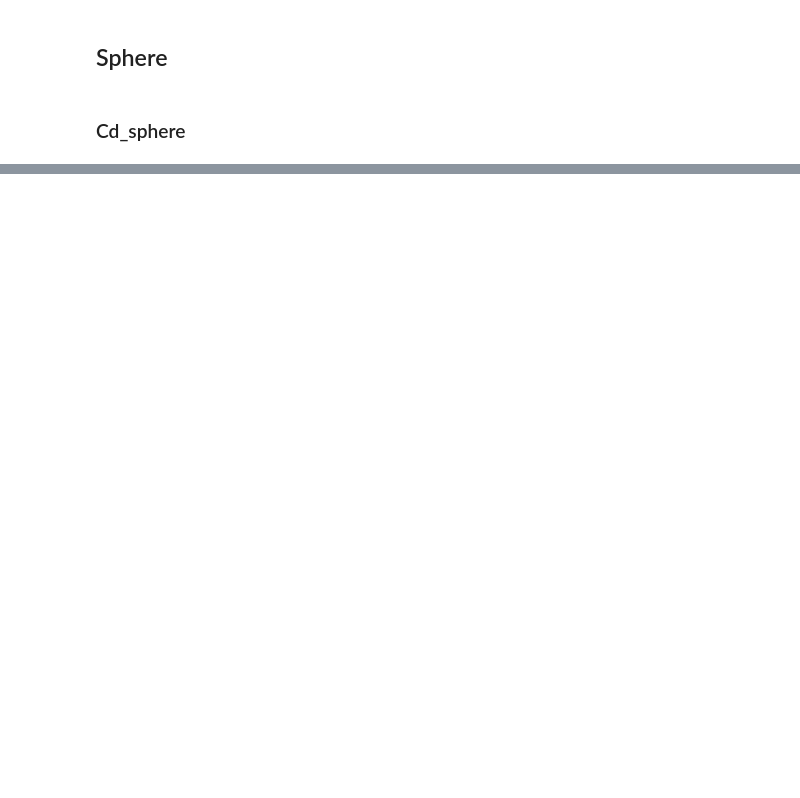
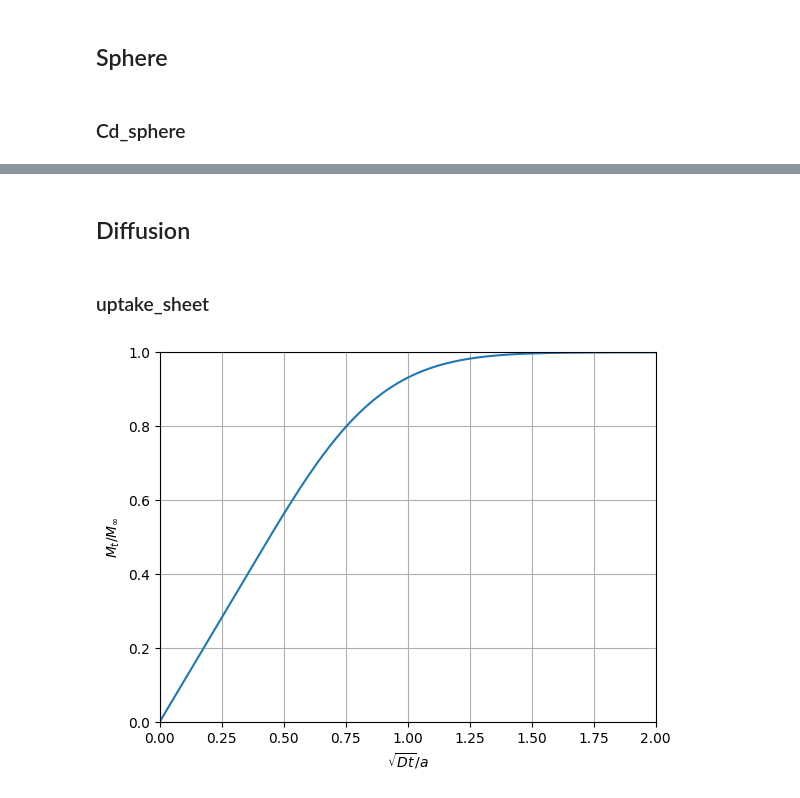
Before and after one commit to HugoMVale/polykin, a Jupyter notebook: docs/reference/transport/plots.ipynb, the cells around one changed output, grey strips where cells are left out. Drawn from its saved outputs; the diff is of its cells as text; code cells hidden in the pictures; blank space fills up the shorter version.

```diff
--- a/docs/reference/transport/plots.ipynb
+++ b/docs/reference/transport/plots.ipynb
@@ -126,0 +171,26 @@ fig5.savefig("Cd_sphere.svg")
+# %% [markdown]
+## Diffusion
+# %% [markdown]
+### uptake_sheet
+# %%
+fig6, ax = plt.subplots()
+
+D = 1.
+a = 1.
+t = np.linspace(0., 4., 200)
+y = np.zeros_like(t)
+for i in range(t.size):
+    y[i] = uptake_sheet(t[i], a, D)
+
+x = np.sqrt(D*t)/a
+ax.plot(x, y)
+
+ax.set_xlabel(r"$\sqrt{Dt}/a$")
+ax.set_ylabel(r"$M_t / M_{\infty}$")
+ax.set_xlim(0, 2)
+ax.set_ylim(0, 1)
+ax.grid(True)
+
+fig6.savefig("uptake_sheet.svg")
+# %% [output]
+[figure, added]
```
Also changed, not shown: parts of 12 cells of this notebook, 29 other files.
